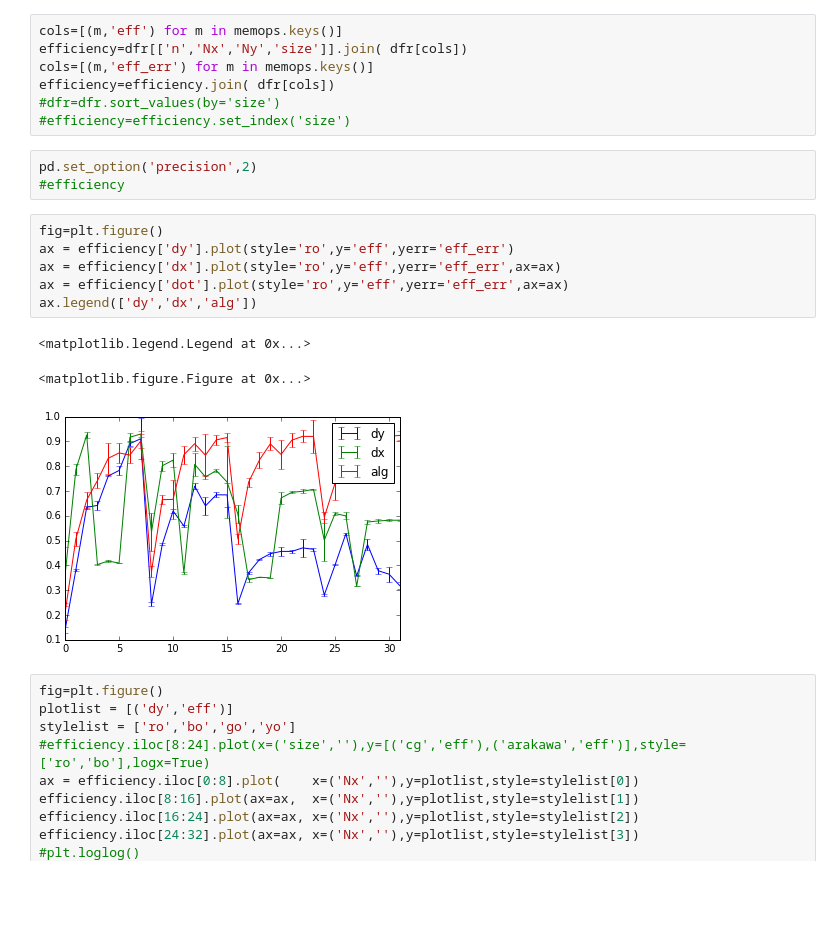
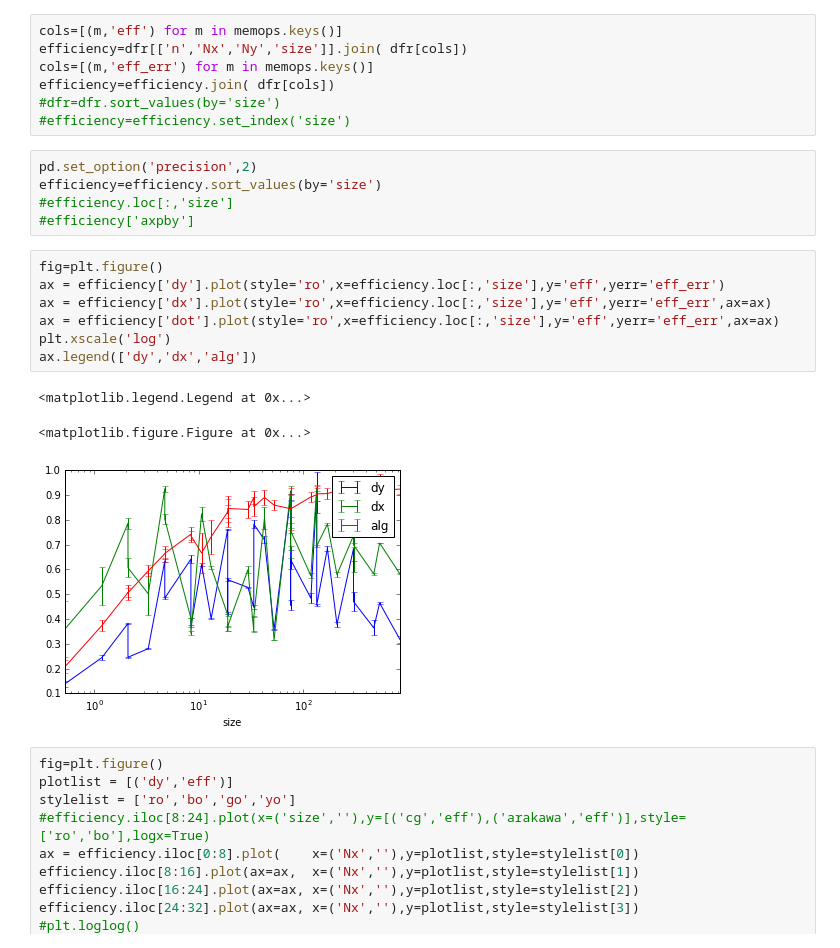
Before and after one commit to mwiesenberger/performance, a Jupyter notebook: analysis.ipynb, the cells around one changed output. Saved outputs shown, nothing was run; the diff lists cells and outputs as text; blank space fills up the shorter version.

```diff
--- a/analysis.ipynb
+++ b/analysis.ipynb
@@ -36,17 +36,20 @@ efficiency=efficiency.join( dfr[cols])
 #efficiency=efficiency.set_index('size')
 # %%
 pd.set_option('precision',2)
-#efficiency
+efficiency=efficiency.sort_values(by='size')
+#efficiency.loc[:,'size']
+#efficiency['axpby']
 # %%
 fig=plt.figure()
-ax = efficiency['dy'].plot(style='ro',y='eff',yerr='eff_err')
-ax = efficiency['dx'].plot(style='ro',y='eff',yerr='eff_err',ax=ax)
-ax = efficiency['dot'].plot(style='ro',y='eff',yerr='eff_err',ax=ax)
+ax = efficiency['dy'].plot(style='ro',x=efficiency.loc[:,'size'],y='eff',yerr='eff_err')
+ax = efficiency['dx'].plot(style='ro',x=efficiency.loc[:,'size'],y='eff',yerr='eff_err',ax=ax)
+ax = efficiency['dot'].plot(style='ro',x=efficiency.loc[:,'size'],y='eff',yerr='eff_err',ax=ax)
+plt.xscale('log')
 ax.legend(['dy','dx','alg'])
 # %% [output]
 <matplotlib.legend.Legend at 0x...>
 <matplotlib.figure.Figure at 0x...>
-[figure, old version]
+[figure, new version]
 # %%
 fig=plt.figure()
 plotlist = [('dy','eff')]
```
Also changed, not shown: parts of 1 cell of this notebook, 2 other files.
